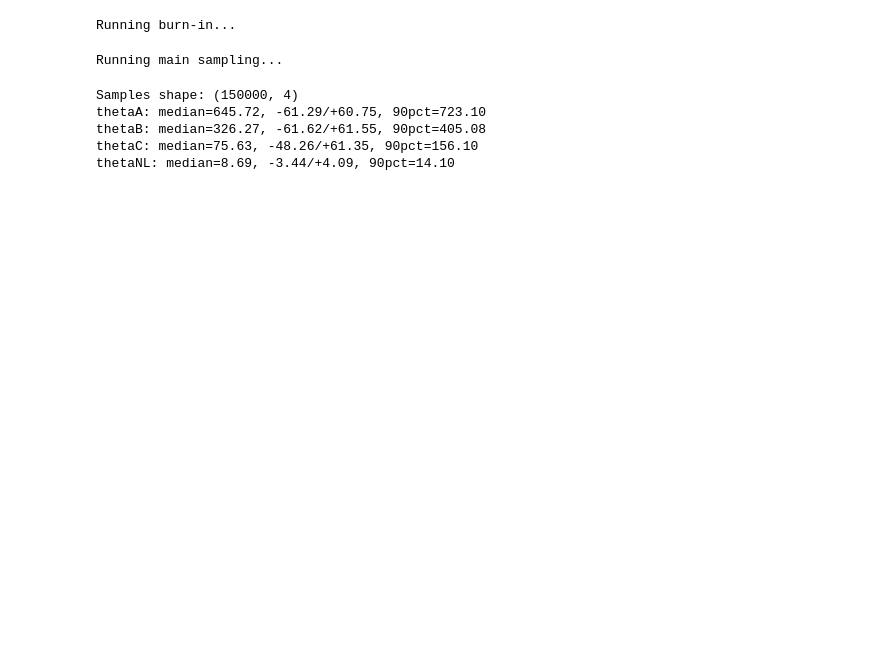
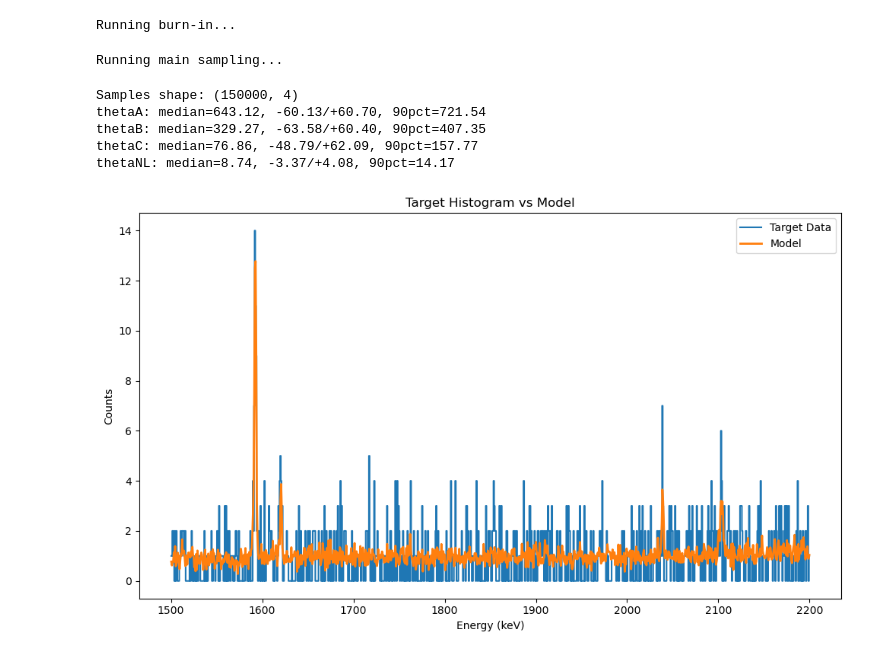
Before and after one commit to TangyKiwi/DSC-291-Final-Project, a Jupyter notebook: scripts/bayesianfit_tristan.ipynb, the cells around one changed output. Drawn from its saved outputs; the diff is of its cells as text; code cells hidden in the pictures; blank space fills up the shorter version.

Commit message:
Added histogram comparison

```diff
--- a/scripts/bayesianfit_tristan.ipynb
+++ b/scripts/bayesianfit_tristan.ipynb
@@ -33,7 +33,7 @@ def expected_counts(theta):
 thetaA_mean, thetaA_sigma = 1350.0, 100.0
 thetaB_mean, thetaB_sigma = 770.0, 270.0
 sigma_C = 2000.0
-sigma_NL = 500.0
+sigma_NL = 2000.0
 # %%
 def log_prior(theta):
     thetaA, thetaB, thetaC, thetaNL = theta
@@ -96,7 +96,27 @@ for i, n in enumerate(names):
 Running burn-in...
 Running main sampling...
 Samples shape: (150000, 4)
-thetaA: median=645.72, -61.29/+60.75, 90pct=723.10
-thetaB: median=326.27, -61.62/+61.55, 90pct=405.08
-thetaC: median=75.63, -48.26/+61.35, 90pct=156.10
-thetaNL: median=8.69, -3.44/+4.09, 90pct=14.10
+thetaA: median=643.12, -60.13/+60.70, 90pct=721.54
+thetaB: median=329.27, -63.58/+60.40, 90pct=407.35
+thetaC: median=76.86, -48.79/+62.09, 90pct=157.77
+thetaNL: median=8.74, -3.37/+4.08, 90pct=14.17
+# %%
+thetaA_med, thetaB_med, thetaC_med, thetaNL_med = np.median(samples, axis=0)
+model_counts = (
+    thetaA_med * pdf_A +
+    thetaB_med * pdf_B +
+    thetaC_med * pdf_C +
+    thetaNL_med * pdf_ovbb
+)
+plt.figure(figsize=(10,6))
+plt.step(bin_centers, counts_Target, where="mid", label="Target Data", linewidth=1.5)
+plt.plot(bin_centers, model_counts, label="Model", linewidth=2)
+
+plt.xlabel("Energy (keV)")
+plt.ylabel("Counts")
+plt.title("Target Histogram vs Model")
+plt.legend()
+plt.tight_layout()
+plt.show()
+# %% [output]
+[figure, added]
```
